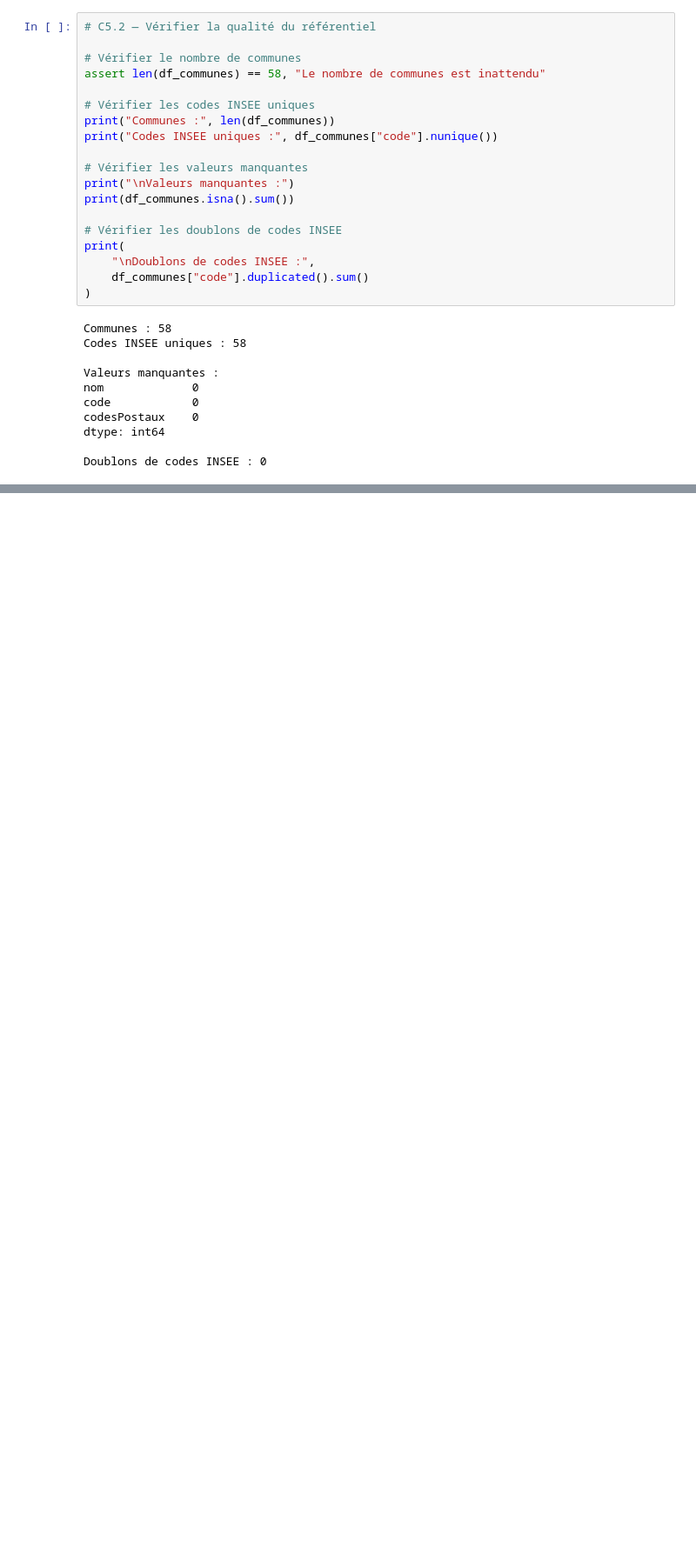
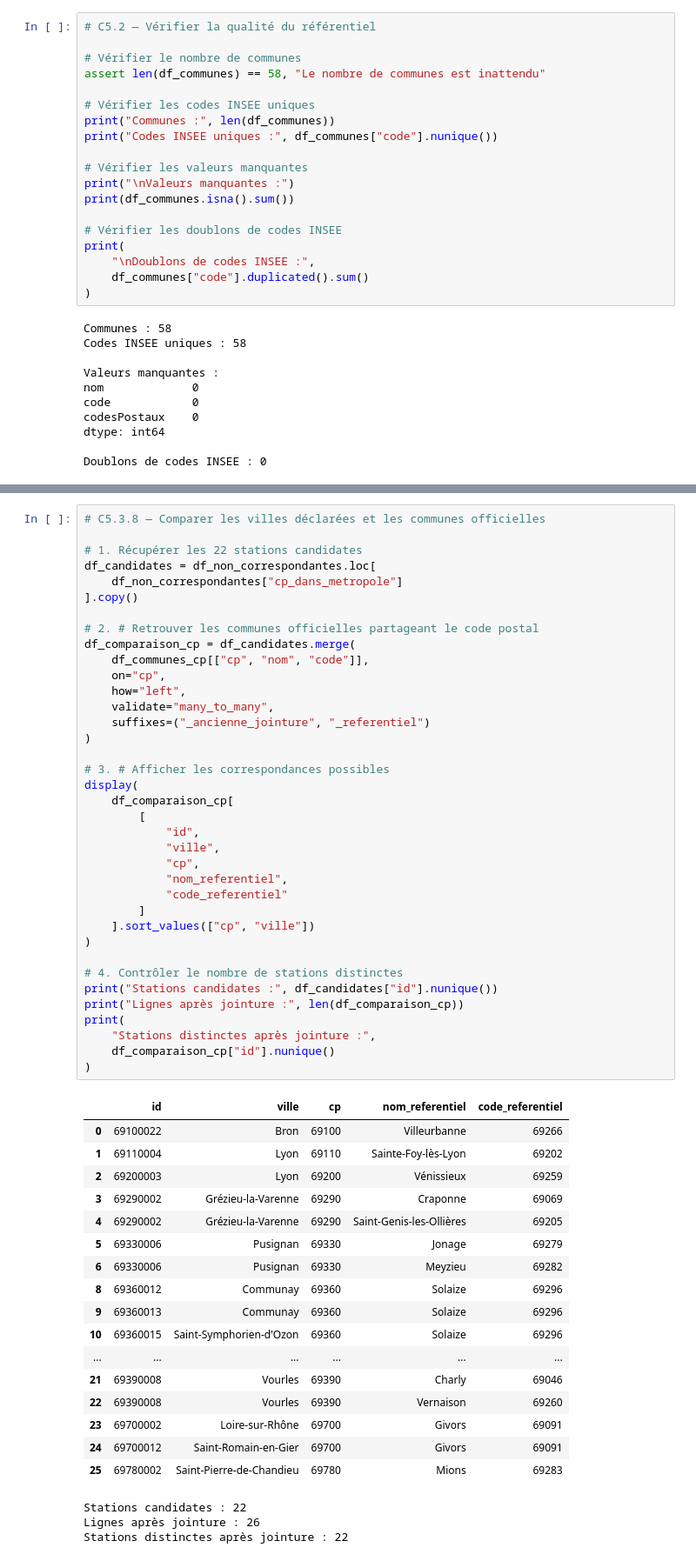
Before and after one commit to Josy-Bowie/optifleet-logistics, a Jupyter notebook: notebooks/01_collecte_api.ipynb, the cells around one changed output, grey strips where cells are left out. Shown at 87% size. Cells and saved outputs as stored; diff of their text form; blank space fills up the shorter version.

```diff
--- a/notebooks/01_collecte_api.ipynb
+++ b/notebooks/01_collecte_api.ipynb
@@ -1166,0 +1661,58 @@ Doublons de codes INSEE : 0
+# %%
+# C5.3.8 — Comparer les villes déclarées et les communes officielles
+
+# 1. Récupérer les 22 stations candidates
+df_candidates = df_non_correspondantes.loc[
+    df_non_correspondantes["cp_dans_metropole"]
+].copy()
+
+# 2. # Retrouver les communes officielles partageant le code postal
+df_comparaison_cp = df_candidates.merge(
+    df_communes_cp[["cp", "nom", "code"]],
+    on="cp",
+    how="left",
+    validate="many_to_many",
+    suffixes=("_ancienne_jointure", "_referentiel")
+)
+
+# 3. # Afficher les correspondances possibles
+display(
+    df_comparaison_cp[
+        [
+            "id",
+            "ville",
+            "cp",
+            "nom_referentiel",
+            "code_referentiel"
+        ]
+    ].sort_values(["cp", "ville"])
+)
+
+# 4. Contrôler le nombre de stations distinctes
+print("Stations candidates :", df_candidates["id"].nunique())
+print("Lignes après jointure :", len(df_comparaison_cp))
+print(
+    "Stations distinctes après jointure :",
+    df_comparaison_cp["id"].nunique()
+)
+# %% [output]
+|  | id | ville | cp | nom_referentiel | code_referentiel |
+| 0 | 69100022 | Bron | 69100 | Villeurbanne | 69266 |
+| 1 | 69110004 | Lyon | 69110 | Sainte-Foy-lès-Lyon | 69202 |
+| 2 | 69200003 | Lyon | 69200 | Vénissieux | 69259 |
+| 3 | 69290002 | Grézieu-la-Varenne | 69290 | Craponne | 69069 |
+| 4 | 69290002 | Grézieu-la-Varenne | 69290 | Saint-Genis-les-Ollières | 69205 |
+| 5 | 69330006 | Pusignan | 69330 | Jonage | 69279 |
+| 6 | 69330006 | Pusignan | 69330 | Meyzieu | 69282 |
+| 8 | 69360012 | Communay | 69360 | Solaize | 69296 |
+| 9 | 69360013 | Communay | 69360 | Solaize | 69296 |
+| 10 | 69360015 | Saint-Symphorien-d'Ozon | 69360 | Solaize | 69296 |
+| ... | ... | ... | ... | ... | ... |
+| 21 | 69390008 | Vourles | 69390 | Charly | 69046 |
+| 22 | 69390008 | Vourles | 69390 | Vernaison | 69260 |
+| 23 | 69700002 | Loire-sur-Rhône | 69700 | Givors | 69091 |
+| 24 | 69700012 | Saint-Romain-en-Gier | 69700 | Givors | 69091 |
+| 25 | 69780002 | Saint-Pierre-de-Chandieu | 69780 | Mions | 69283 |
+Stations candidates : 22
+Lignes après jointure : 26
+Stations distinctes après jointure : 22
```
Also changed, not shown: parts of 48 cells of this notebook.
